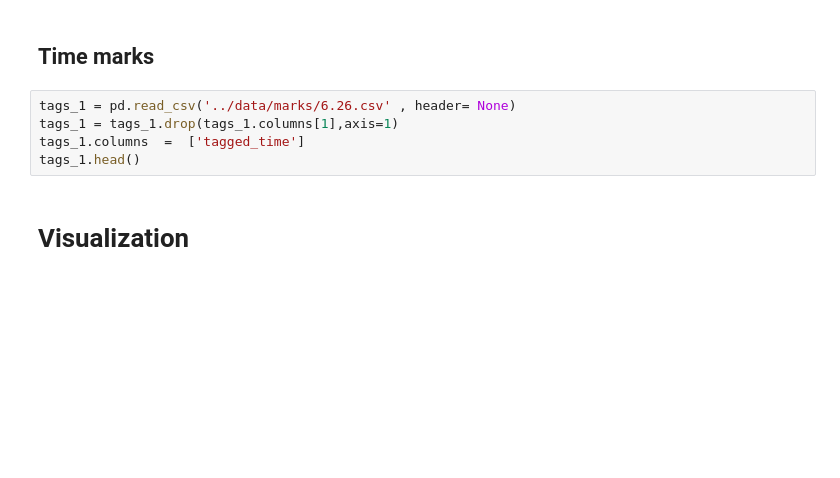
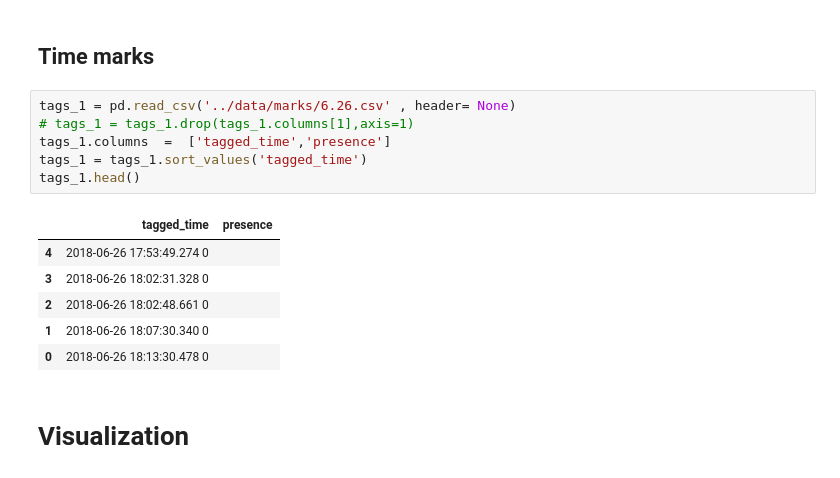
Before and after one commit to haohanwang23/coldshowershower_socialpresence, a Jupyter notebook: new/analysis/analysis1.ipynb, the cells around one changed output. Cells and saved outputs as stored; diff of their text form; blank space fills up the shorter version.

```diff
--- a/new/analysis/analysis1.ipynb
+++ b/new/analysis/analysis1.ipynb
@@ -79,9 +141,17 @@ fl_exp1.head()
 ## Time marks
 # %%
 tags_1 = pd.read_csv('../data/marks/6.26.csv' , header= None)
-tags_1 = tags_1.drop(tags_1.columns[1],axis=1)
-tags_1.columns  =  ['tagged_time']
+# tags_1 = tags_1.drop(tags_1.columns[1],axis=1)
+tags_1.columns  =  ['tagged_time','presence']
+tags_1 = tags_1.sort_values('tagged_time')
 tags_1.head()
+# %% [output]
+|  | tagged_time | presence |
+| 4 | 2018-06-26 17:53:49.274 0 |  |
+| 3 | 2018-06-26 18:02:31.328 0 |  |
+| 2 | 2018-06-26 18:02:48.661 0 |  |
+| 1 | 2018-06-26 18:07:30.340 0 |  |
+| 0 | 2018-06-26 18:13:30.478 0 |  |
 # %% [markdown]
 # Visualization
 # %%
```
Also changed, not shown: parts of 9 cells of this notebook.
